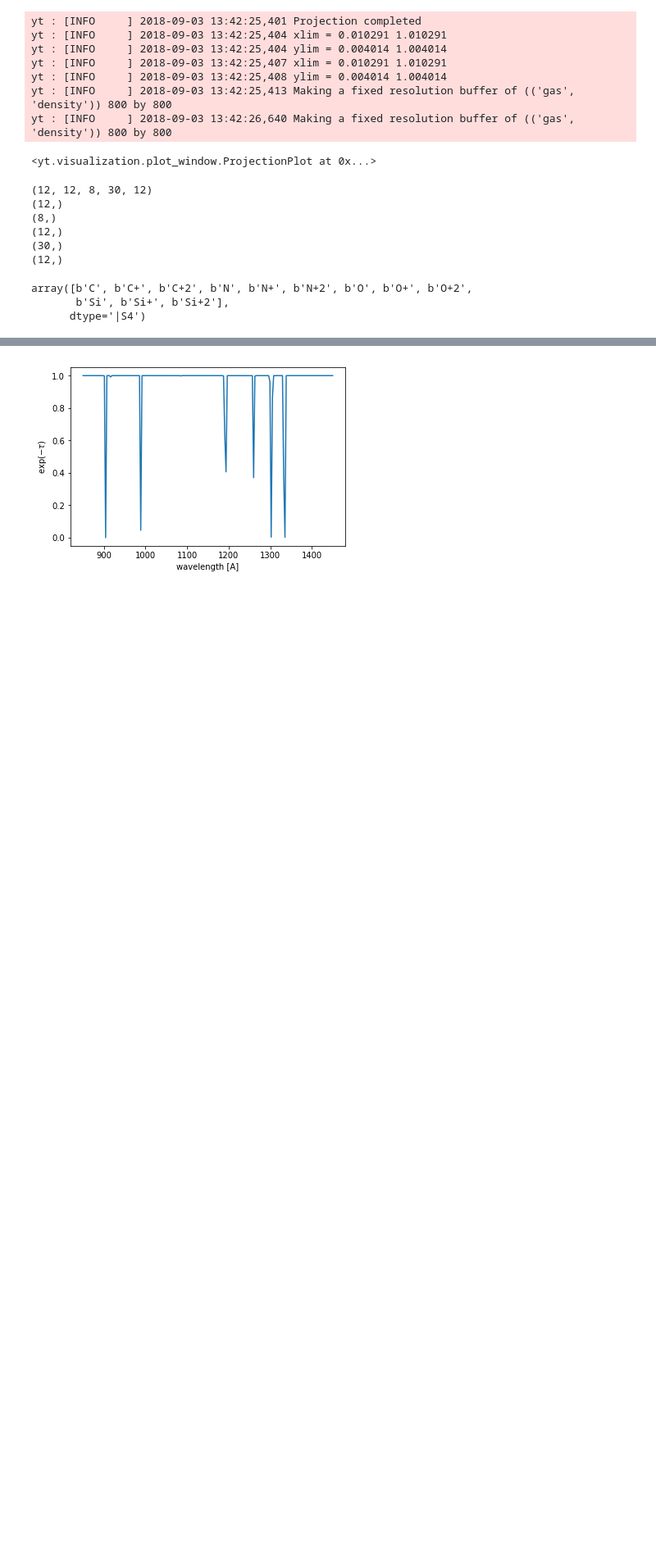
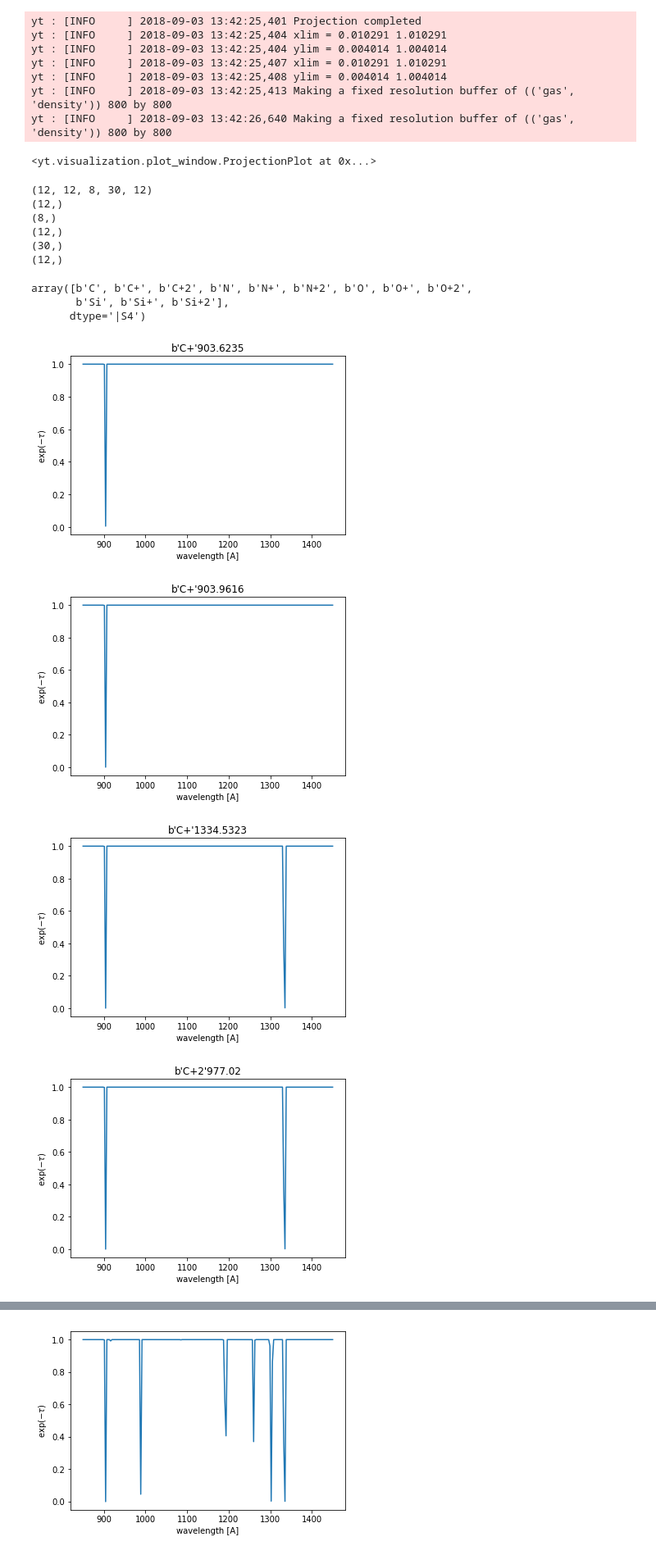
Before and after one commit to suniverse/EoR-GRB, a Jupyter notebook: Absorption.ipynb, the cells around one changed output, grey strips where cells are left out. Shown: that part at 82% size. Cells and saved outputs as stored; diff of their text form; code cells hidden in the pictures; blank space fills up the shorter version.

Commit message:
absorption line

```diff
--- a/Absorption.ipynb
+++ b/Absorption.ipynb
@@ -232,15 +232,25 @@ tau = np.zeros_like(lamb)
 # %%
 for i in range(len(lines)):
     element = lines[i][0]
     # center value of frequency
     nu0 = ((u.c/(lines[i][1]*u.angstrom)).in_cgs()).value
     f = lines[i][2]
     # elementwise column density
     densc = col_cc(var1,var2,var3,element)
     # compute cross section
     sigma = f*pi*u.elementary_charge**2/u.electron_mass/(nu0*u.hertz)/u.c
     sigma = (sigma.in_cgs()).value
-    print(sigma)
+    #print(element)
     # sum the optical depth
     tau += np.array([sum(densc*sigma*exp(-(nu[i]-nu0*(1+v_par))**2/(nu0**2*sig))) for i in range(200)])
+
+    plt.figure()
+    plt.plot(lamb,exp(-tau))
+    plt.xlabel("wavelength [A]")
+    plt.ylabel(r"$\exp(-\tau)$")
+    plt.title(str(element)+str(lines[i][1]))
 # %% [output]
+[figure, added]
+[figure, added]
+[figure, added]
+[figure, added]
```
Also changed, not shown: parts of 1 cell of this notebook.
